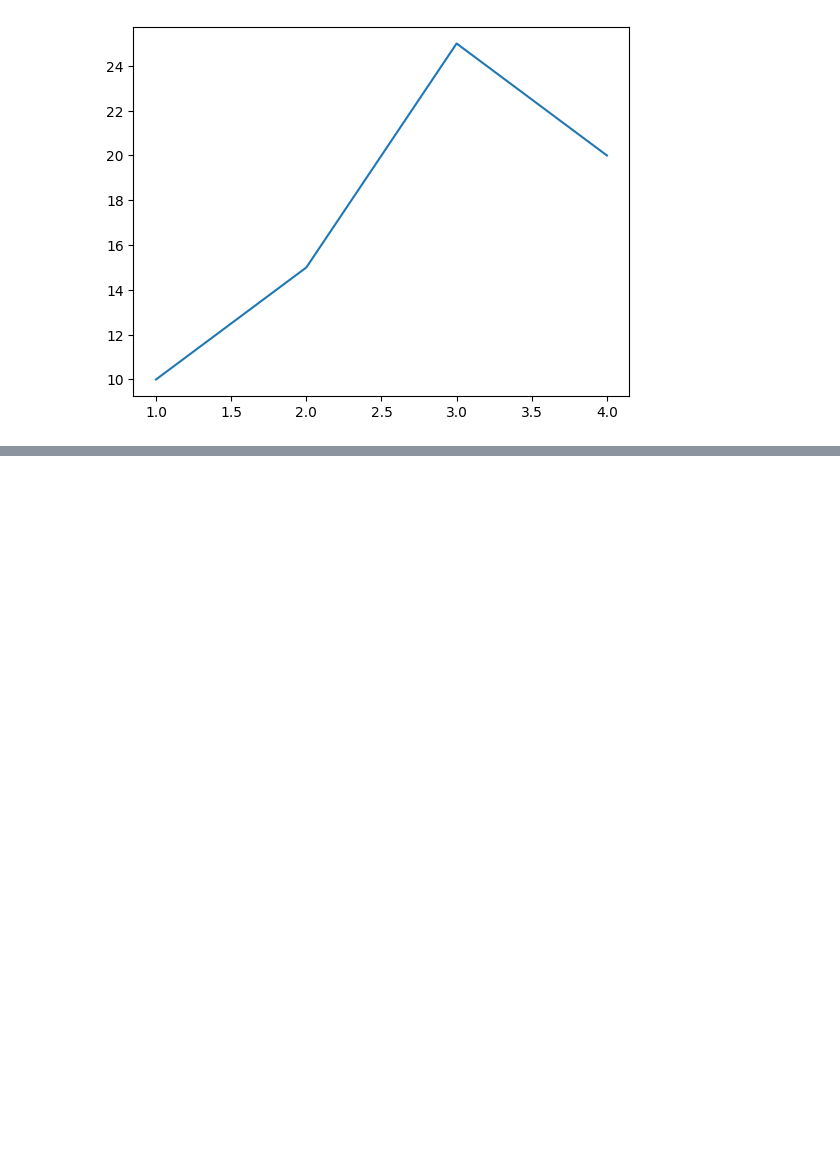
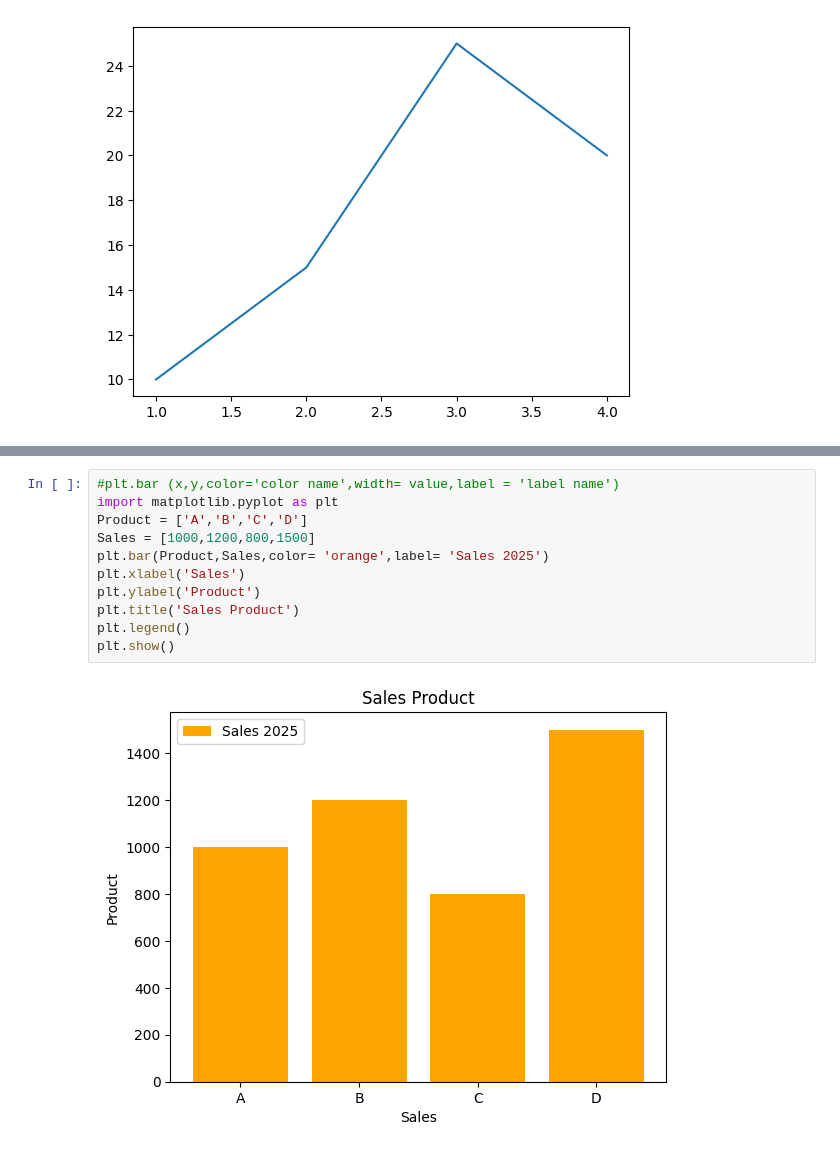
Before and after one commit to Saifabbas-0007/python-practice, a Jupyter notebook: Untitled.ipynb, the cells around one changed output, grey strips where cells are left out. Cells and saved outputs as stored; diff of their text form; blank space fills up the shorter version.

```diff
--- a/Untitled.ipynb
+++ b/Untitled.ipynb
@@ -8,0 +36,13 @@ plt.show()
+# %%
+#plt.bar (x,y,color='color name',width= value,label = 'label name')
+import matplotlib.pyplot as plt
+Product = ['A','B','C','D']
+Sales = [1000,1200,800,1500]
+plt.bar(Product,Sales,color= 'orange',label= 'Sales 2025')
+plt.xlabel('Sales')
+plt.ylabel('Product')
+plt.title('Sales Product')
+plt.legend()
+plt.show()
+# %% [output]
+[figure, added]
```
Also changed, not shown: parts of 4 cells of this notebook, 1 other file.
